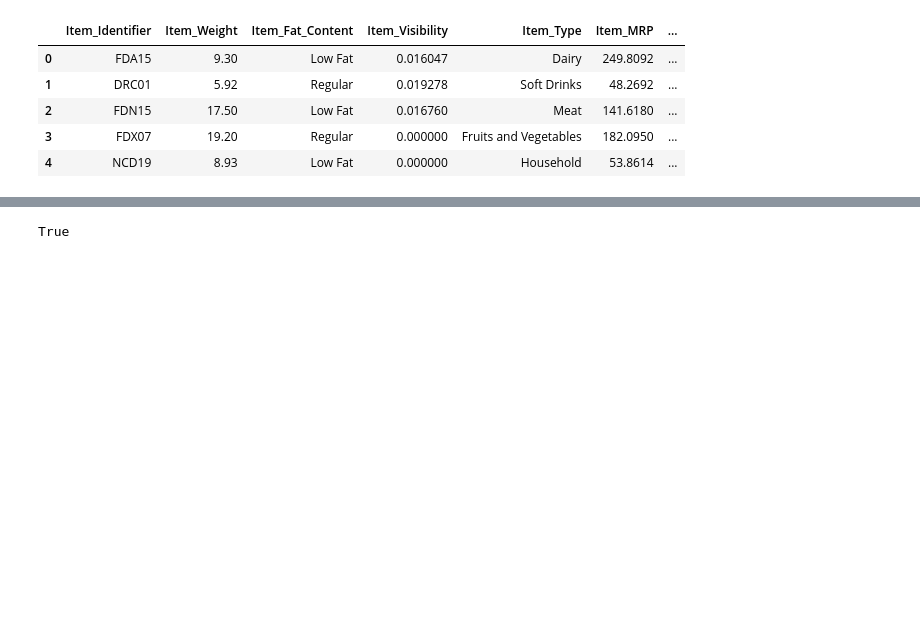
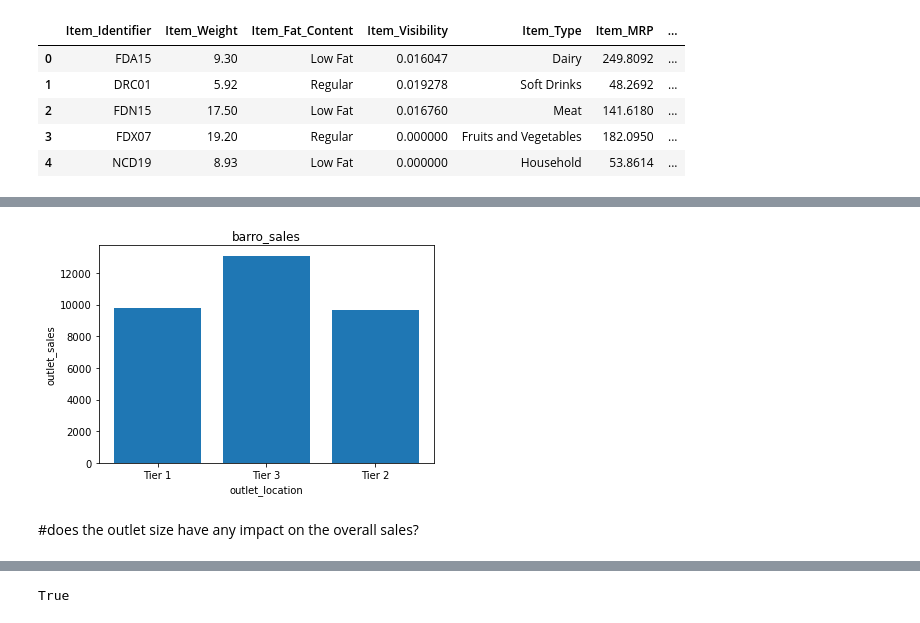
Before and after one commit to Hamzatremilekun/project-assignment, a Jupyter notebook: my tech project.ipynb, the cells around one changed output, grey strips where cells are left out. Saved outputs shown, nothing was run; the diff lists cells and outputs as text; code cells hidden in the pictures; blank space fills up the shorter version.

```diff
--- a/my tech project.ipynb
+++ b/my tech project.ipynb
@@ -31,0 +95,12 @@ df.head()
+# %%
+dfg = df["Outlet_Location_Type"]
+# %%
+plt.bar(dfg, dfy)
+plt.xlabel("outlet_location")
+plt.ylabel("outlet_sales")
+plt.title("barro_sales")
+plt.show()
+# %% [output]
+[figure, added]
+# %% [markdown]
+#does the outlet size have any impact on the overall sales?
```
Also changed, not shown: parts of 39 cells of this notebook.
